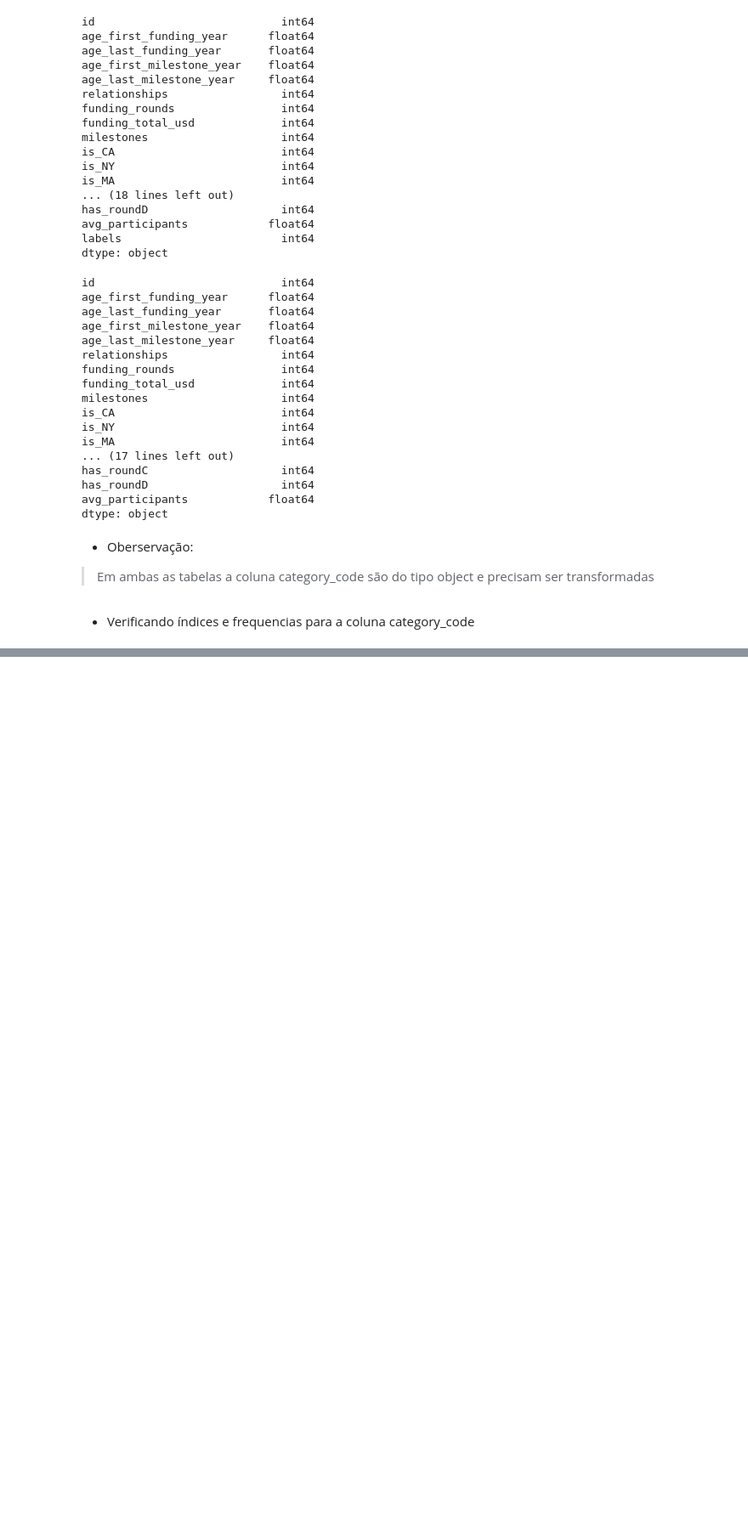
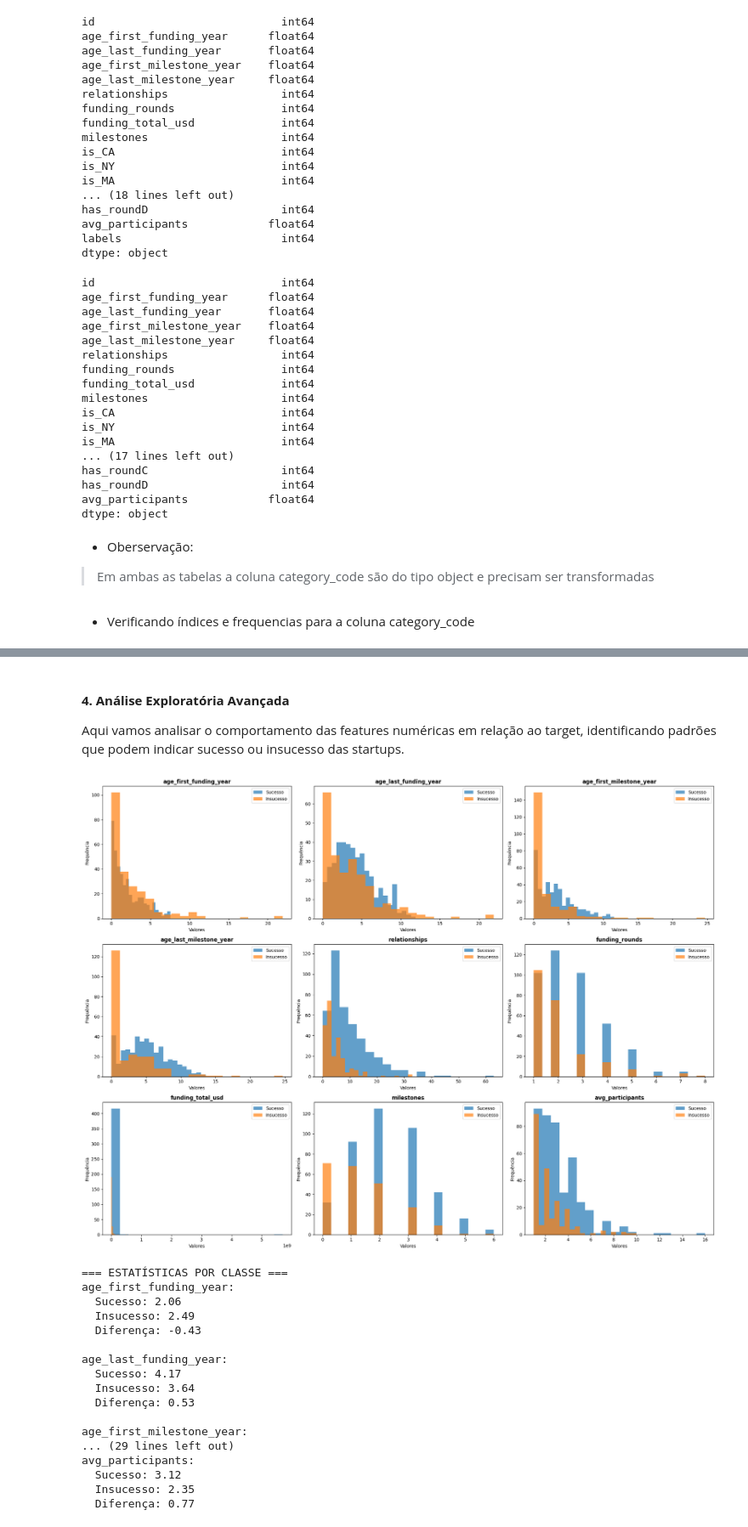
Before and after one commit to C-Icaro/Python-learning, a Jupyter notebook: Competição Modelos Preditivos - Kaggle/modelo.ipynb, the cells around one changed output, grey strips where cells are left out. Shown at 85% size. Cells and saved outputs as stored; diff of their text form; code cells hidden in the pictures; blank space fills up the shorter version.

```diff
--- a/Competição Modelos Preditivos - Kaggle/modelo.ipynb
+++ b/Competição Modelos Preditivos - Kaggle/modelo.ipynb
@@ -210,0 +452,61 @@ plt.pie(sizes, labels=labels)
+# %% [markdown]
+#### **4. Análise Exploratória Avançada**
+
+Aqui vamos analisar o comportamento das features numéricas em relação ao target, identificando padrões que podem indicar sucesso ou insucesso das startups.
+# %%
+# 4.1 Análise de Features Numéricas vs Target
+numeric_features = ['age_first_funding_year', 'age_last_funding_year', 'age_first_milestone_year',
+                   'age_last_milestone_year', 'relationships', 'funding_rounds',
+                   'funding_total_usd', 'milestones', 'avg_participants']
+
+fig, axes = plt.subplots(3, 3, figsize=(20, 15))
+axes = axes.ravel()
+
+for i, feature in enumerate(numeric_features):
+    # Remover NaN para visualização
+    data_clean = df_train[df_train[feature].notna()]
+
+    success = data_clean[data_clean['labels'] == 1][feature]
+    failure = data_clean[data_clean['labels'] == 0][feature]
+
+    axes[i].hist(success, alpha=0.7, label='Sucesso', bins=20, color='#1f77b4')
+    axes[i].hist(failure, alpha=0.7, label='Insucesso', bins=20, color='#ff7f0e')
+    axes[i].set_title(f'{feature}', fontweight='bold')
+    axes[i].legend()
+    axes[i].set_xlabel('Valores')
+    axes[i].set_ylabel('Frequência')
+
+plt.tight_layout()
+plt.show()
+
+# Estatísticas descritivas por target
+print("=== ESTATÍSTICAS POR CLASSE ===")
+for feature in numeric_features:
+    data_clean = df_train[df_train[feature].notna()]
+    success_mean = data_clean[data_clean['labels'] == 1][feature].mean()
+    failure_mean = data_clean[data_clean['labels'] == 0][feature].mean()
+
+    print(f"{feature}:")
+    print(f"  Sucesso: {success_mean:.2f}")
+    print(f"  Insucesso: {failure_mean:.2f}")
+    print(f"  Diferença: {success_mean - failure_mean:.2f}")
+    print()
+# %% [output]
+[figure, added]
+=== ESTATÍSTICAS POR CLASSE ===
+age_first_funding_year:
+  Sucesso: 2.06
+  Insucesso: 2.49
+  Diferença: -0.43
+
+age_last_funding_year:
+  Sucesso: 4.17
+  Insucesso: 3.64
+  Diferença: 0.53
+
+age_first_milestone_year:
+... (29 lines left out)
+avg_participants:
+  Sucesso: 3.12
+  Insucesso: 2.35
+  Diferença: 0.77
```
Also changed, not shown: parts of 80 cells of this notebook, 12 other files.
